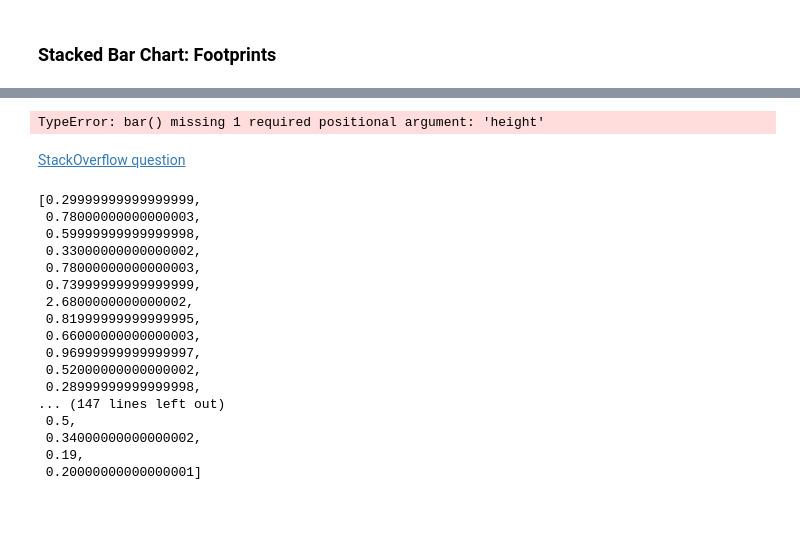
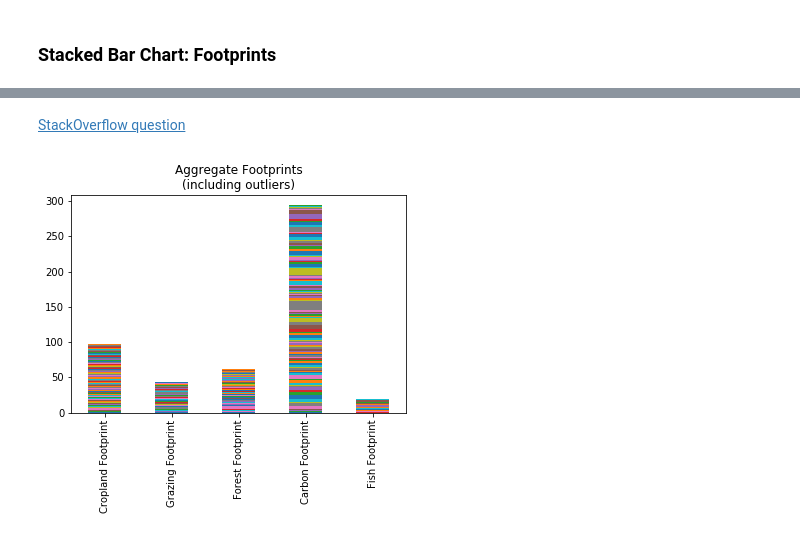
Before and after one commit to schmitzmelissa/DSCT-Capstone01, a Jupyter notebook: DataStorytelling.ipynb, the cells around one changed output, grey strips where cells are left out. Cells and saved outputs as stored; diff of their text form; code cells hidden in the pictures; blank space fills up the shorter version.

Commit message:
Successfully created stacked bar plots for footprints and reserves.

```diff
--- a/DataStorytelling.ipynb
+++ b/DataStorytelling.ipynb
@@ -258,40 +232,11 @@ ValueError: incompatible sizes: argument 'height' must be length 1 or scalar
-# %%
-cropFoot = list(cropFoot)
-grazeFoot = list(grazeFoot)
-forestFoot = list(forestFoot)
-carbonFoot = list(carbonFoot)
-fishFoot = list(fishFoot)
-
-X = range(163)
-
-plt.bar(cropFoot)
-plt.bar(grazeFoot, bottom = cropFoot)
-#plt.bar(X, forestFoot, bottom = cropFoot + grazeFoot)
-plt.show()
-# %% [output]
-TypeError: bar() missing 1 required positional argument: 'height'
 # %% [markdown]
 <a href="https://stackoverflow.com/questions/54102370/matplotlib-stacked-bar-plot-need-to-swap-x-and-height">StackOverflow question</a>
-# %%
-cropFoot = list(df['Cropland Footprint'])
-grazeFoot = list(df['Grazing Footprint'])
-
-cropFoot
-# %% [output]
-[0.29999999999999999,
- 0.78000000000000003,
- 0.59999999999999998,
- 0.33000000000000002,
- 0.78000000000000003,
- 0.73999999999999999,
- 2.6800000000000002,
- 0.81999999999999995,
- 0.66000000000000003,
- 0.96999999999999997,
- 0.52000000000000002,
- 0.28999999999999998,
-... (147 lines left out)
- 0.5,
- 0.34000000000000002,
- 0.19,
- 0.20000000000000001]
+# %%
+footprints = ['Cropland Footprint', 'Grazing Footprint', 'Forest Footprint', 'Carbon Footprint', 'Fish Footprint']
+data = df[footprints].T
+footPlot = data.plot.bar(stacked=True, legend=False)
+plt.title('Aggregate Footprints\n(including outliers)')
+
+plt.show()
+# %% [output]
+[figure, added]
```
Also changed, not shown: parts of 8 cells of this notebook.
